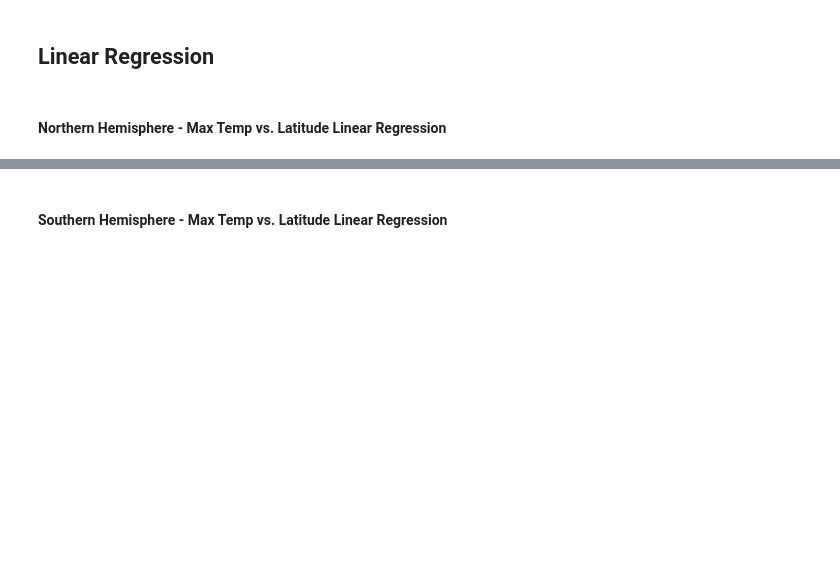
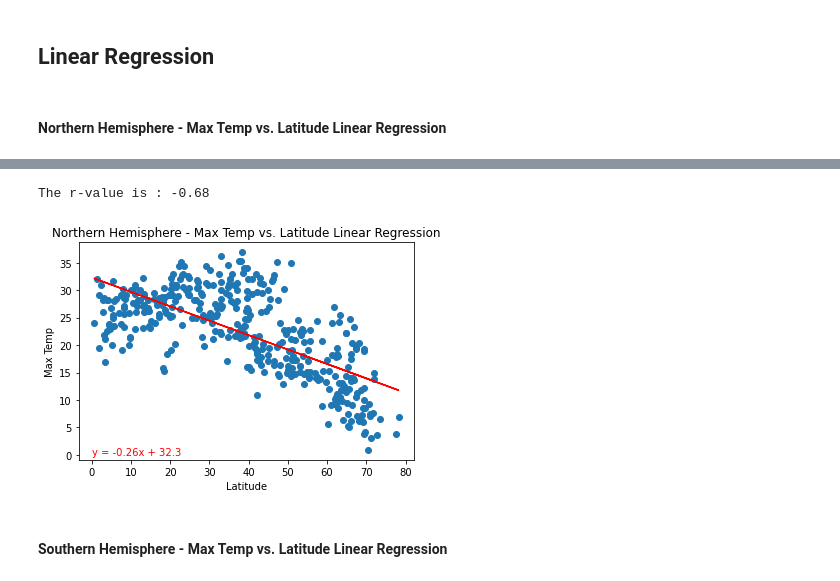
Before and after one commit to RanjaniAnjurVenkatraman/python-api-challenge, a Jupyter notebook: Weatherpy/WeatherPy.ipynb, the cells around one changed output, grey strips where cells are left out. Cells and saved outputs as stored; diff of their text form; code cells hidden in the pictures; blank space fills up the shorter version.

Commit message:
performed linear regression

```diff
--- a/Weatherpy/WeatherPy.ipynb
+++ b/Weatherpy/WeatherPy.ipynb
@@ -260,2 +265,16 @@ plt.show()
+# %%
+# Defining Functions
+def linear_agression(x_axis,y_axis):
+    print(f"The r-value is : {round(st.pearsonr(x_axis, y_axis)[0],2)}")
+    (slope, intercept, rvalue, pvalue, stderr) = linregress(x_axis, y_axis)
+    regress_values = x_axis * slope + intercept
+    line_eq = "y = " + str(round(slope,2)) + "x + " + str(round(intercept,2))
+    plt.scatter(x_axis, y_axis)
+    plt.plot(x_axis,regress_values,"r-")
+    return line_eq
+
+
+def annotate(line_eqa, a, b):
+    plt.annotate(line_eqa,(a,b),fontsize=10,color="red")
 # %% [markdown]
 ####  Northern Hemisphere - Max Temp vs. Latitude Linear Regression
@@ -266,2 +281,17 @@ The r-value is: 0.46937863826630627
+# %%
+#Calling Function
+equation = linear_agression(n_hemisphere["Lat"], n_hemisphere["Max Temp"])
+annotate(equation, 0, 0)
+
+#properties
+plt.title("Northern Hemisphere - Max Temp vs. Latitude Linear Regression")
+plt.xlabel("Latitude")
+plt.ylabel("Max Temp")
+
+# Save the figure
+plt.savefig("../output_data/Northern Hemisphere - Max Temp vs. Latitude Linear Regression.png")
+# %% [output]
+The r-value is : -0.68
+[figure, added]
 # %% [markdown]
 ####  Southern Hemisphere - Max Temp vs. Latitude Linear Regression
```
Also changed, not shown: parts of 18 cells of this notebook, 1 other file.
